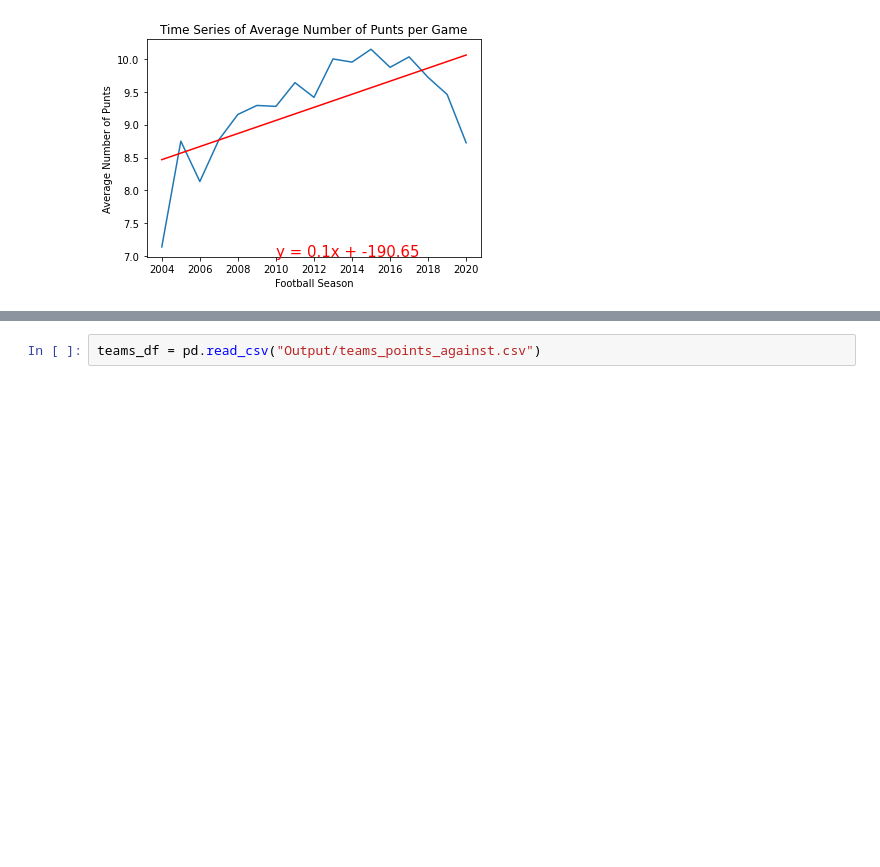
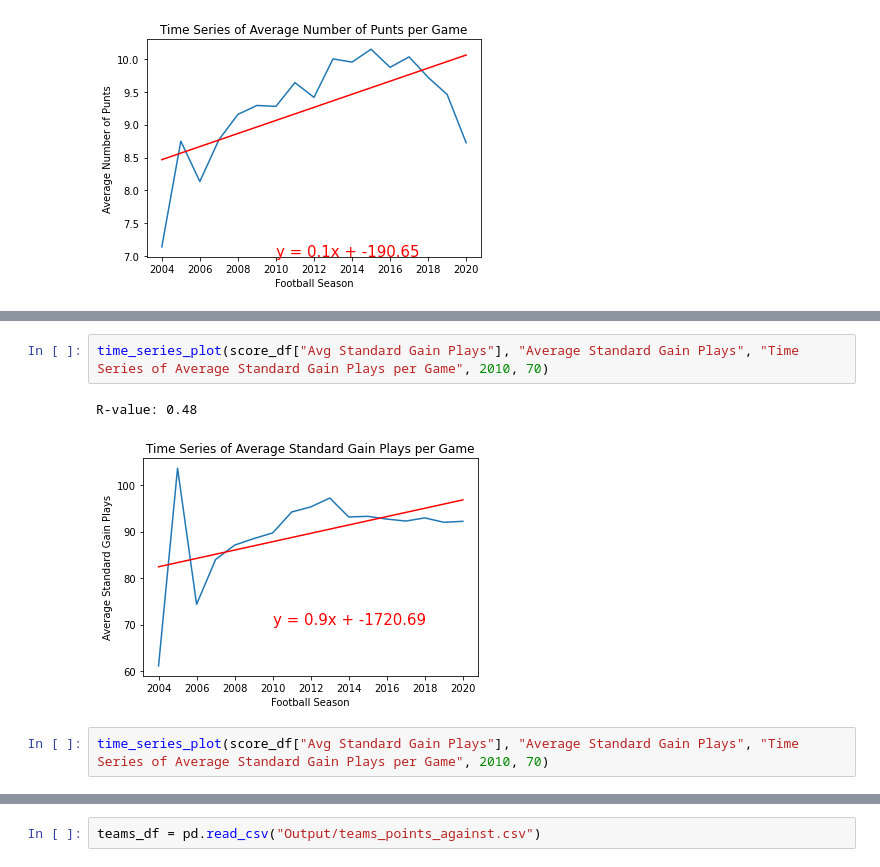
Before and after one commit to khutula/TigerGatorNole_Capstone1, a Jupyter notebook: data_plots.ipynb, the cells around one changed output, grey strips where cells are left out. Drawn from its saved outputs; the diff is of its cells as text; blank space fills up the shorter version.

```diff
--- a/data_plots.ipynb
+++ b/data_plots.ipynb
@@ -77,0 +84,7 @@ R-value: 0.64
+# %%
+time_series_plot(score_df["Avg Standard Gain Plays"], "Average Standard Gain Plays", "Time Series of Average Standard Gain Plays per Game", 2010, 70)
+# %% [output]
+R-value: 0.48
+[figure, added]
+# %%
+time_series_plot(score_df["Avg Standard Gain Plays"], "Average Standard Gain Plays", "Time Series of Average Standard Gain Plays per Game", 2010, 70)
```
Also changed, not shown: parts of 7 cells of this notebook, 9 other files.
